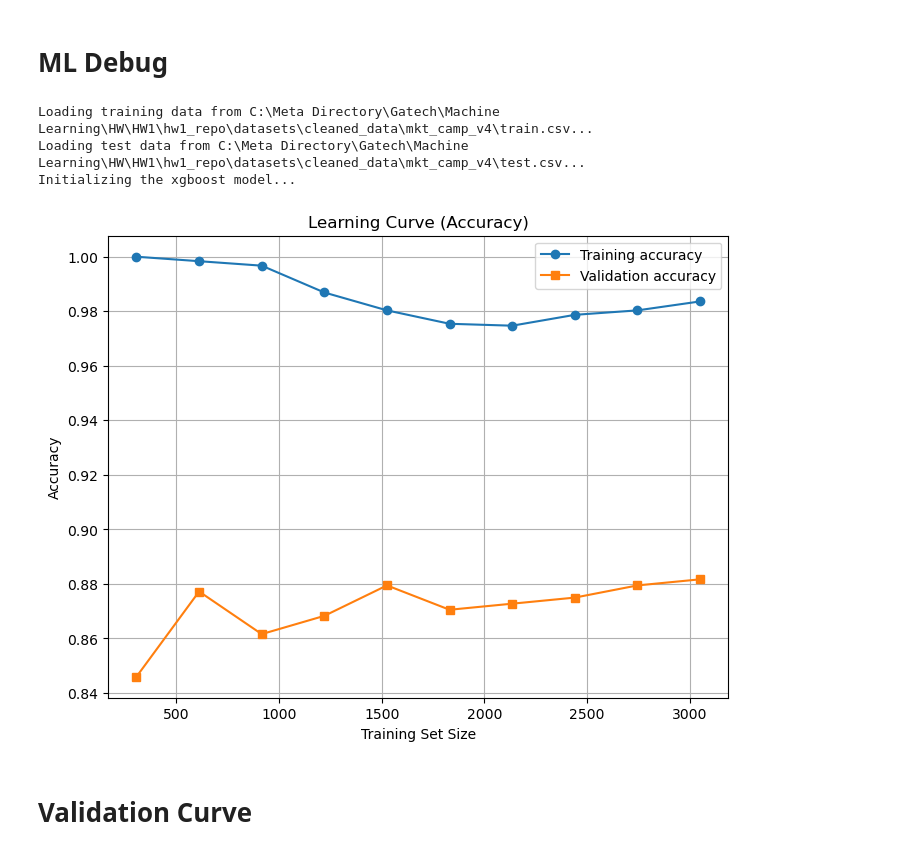
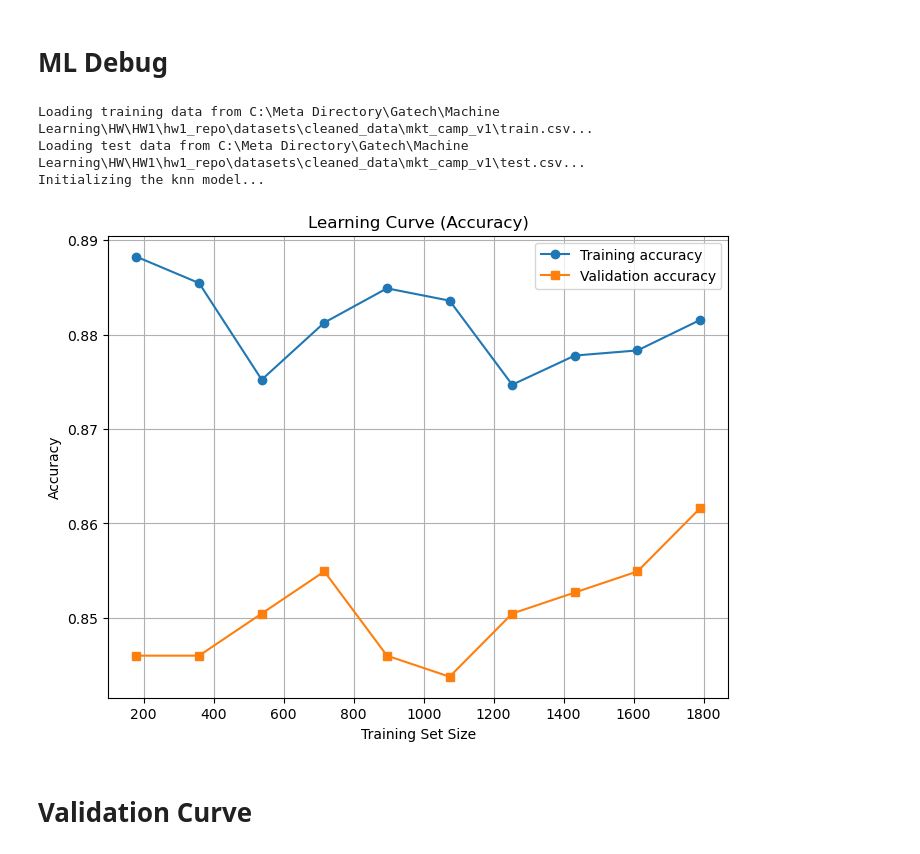
Before and after one commit to JohhnnyKeepWalking985/ML-HW1, a Jupyter notebook: src/mkt_compain_experiment.ipynb, the cells around one changed output. Saved outputs shown, nothing was run; the diff lists cells and outputs as text; code cells hidden in the pictures.

```diff
--- a/src/mkt_compain_experiment.ipynb
+++ b/src/mkt_compain_experiment.ipynb
@@ -94,14 +73,14 @@ XGBOOST Model saved to C:\Meta Directory\Gatech\Machine Learning\HW\HW1\hw1_repo
 # %%
 project_root = Path.cwd().parent
 sys.path.append(str(project_root))
 
-config_path = project_root / "configs" / "xgboost.yaml"
+config_path = project_root / "configs" / "knn.yaml"
 train_model(config_path, debug=True)
 # %% [output]
-Loading training data from C:\Meta Directory\Gatech\Machine Learning\HW\HW1\hw1_repo\datasets\cleaned_data\mkt_camp_v4\train.csv...
-Loading test data from C:\Meta Directory\Gatech\Machine Learning\HW\HW1\hw1_repo\datasets\cleaned_data\mkt_camp_v4\test.csv...
-Initializing the xgboost model...
+Loading training data from C:\Meta Directory\Gatech\Machine Learning\HW\HW1\hw1_repo\datasets\cleaned_data\mkt_camp_v1\train.csv...
+Loading test data from C:\Meta Directory\Gatech\Machine Learning\HW\HW1\hw1_repo\datasets\cleaned_data\mkt_camp_v1\test.csv...
+Initializing the knn model...
-[figure, old version]
+[figure, new version]
 # %% [markdown]
 # Validation Curve
 # %%
```
Also changed, not shown: parts of 2 cells of this notebook, 11 other files.
